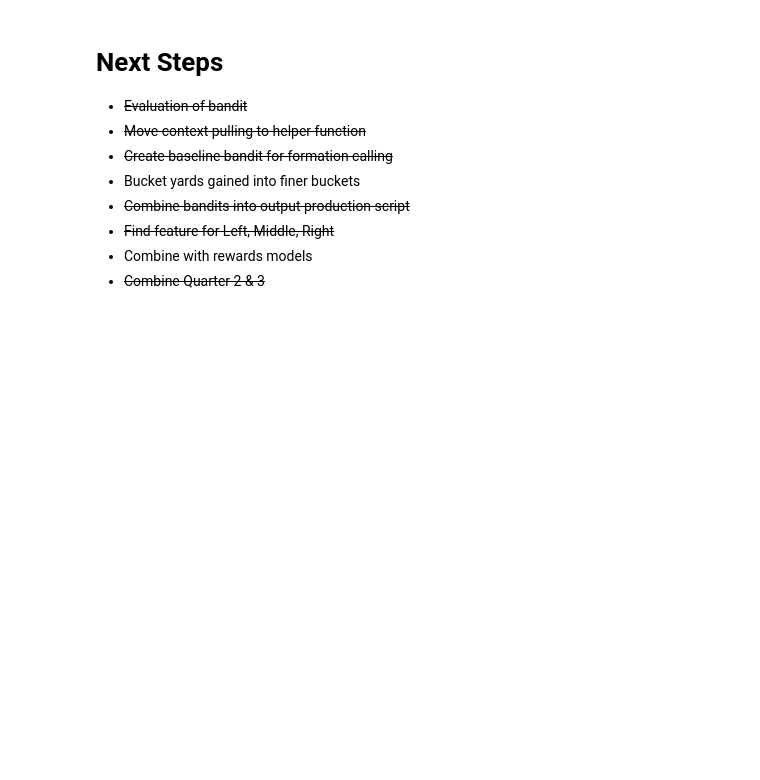
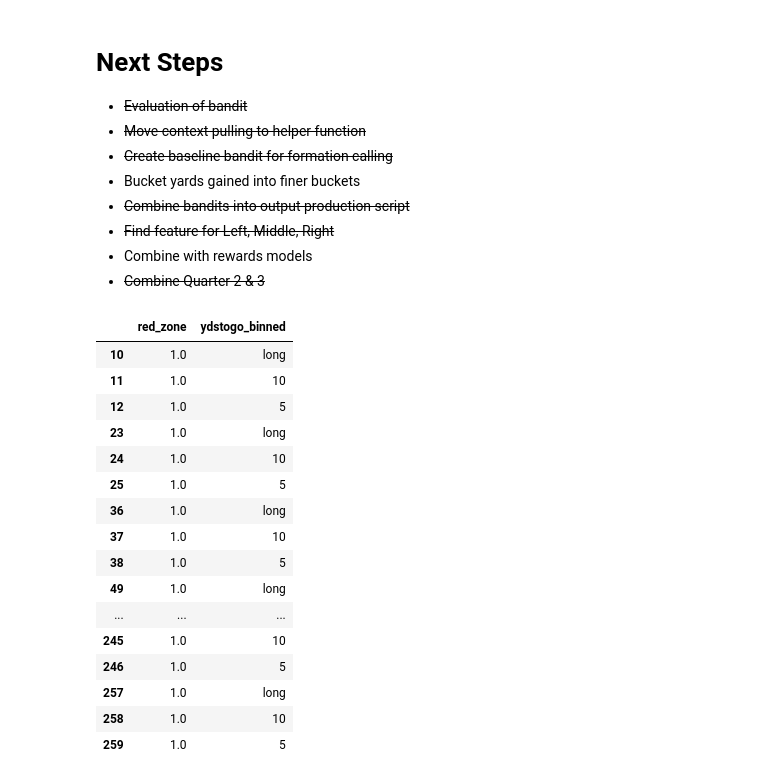
Before and after one commit to mchawla33/w210-capstone, a Jupyter notebook: notebooks/ContextualBandit.ipynb, the cells around one changed output. Drawn from its saved outputs; the diff is of its cells as text; code cells hidden in the pictures; blank space fills up the shorter version.

```diff
--- a/notebooks/ContextualBandit.ipynb
+++ b/notebooks/ContextualBandit.ipynb
@@ -1243,3 +1257,23 @@ output_df.to_csv("output_sheet.csv")
 * ~~Find feature for Left, Middle, Right~~
 * Combine with rewards models
 * ~~Combine Quarter 2 & 3~~
+# %%
+output_df.where(output_df.red_zone == 1).dropna()[['red_zone', 'ydstogo_binned']]
+# %% [output]
+|  | red_zone | ydstogo_binned |
+| 10 | 1.0 | long |
+| 11 | 1.0 | 10 |
+| 12 | 1.0 | 5 |
+| 23 | 1.0 | long |
+| 24 | 1.0 | 10 |
+| 25 | 1.0 | 5 |
+| 36 | 1.0 | long |
+| 37 | 1.0 | 10 |
+| 38 | 1.0 | 5 |
+| 49 | 1.0 | long |
+| ... | ... | ... |
+| 245 | 1.0 | 10 |
+| 246 | 1.0 | 5 |
+| 257 | 1.0 | long |
+| 258 | 1.0 | 10 |
+| 259 | 1.0 | 5 |
```
Also changed, not shown: parts of 10 cells of this notebook.
